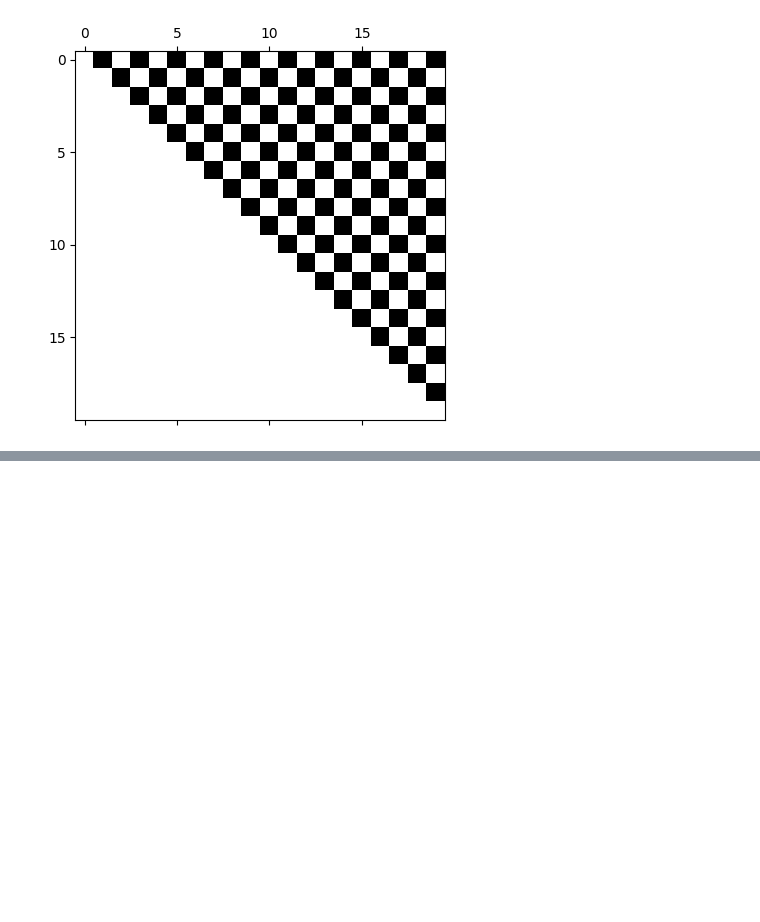
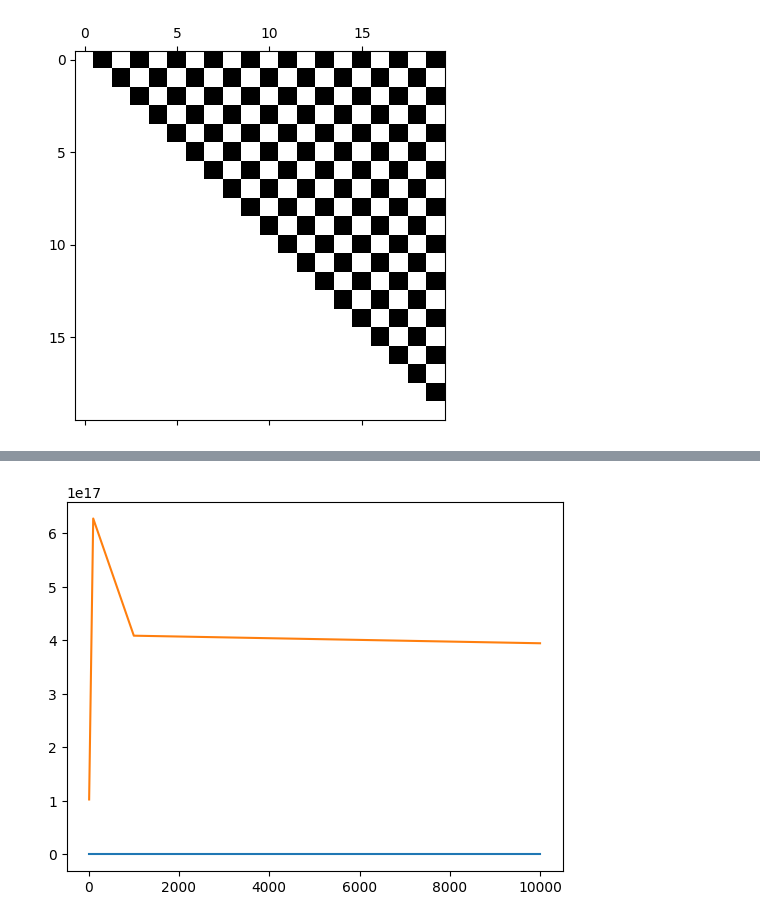
Before and after one commit to mtscott/Spectral-QTT, a Jupyter notebook: driver_figures.ipynb, the cells around one changed output, grey strips where cells are left out. Cells and saved outputs as stored; diff of their text form; code cells hidden in the pictures; blank space fills up the shorter version.

```diff
--- a/driver_figures.ipynb
+++ b/driver_figures.ipynb
@@ -107,0 +130,12 @@ plt.show()
+# %%
+n = 4
+npts = np.logspace(1, n, n,endpoint=True)
+rnk = np.zeros(npts.shape)
+cnd = np.zeros(npts.shape)
+
+for i in range(n):
+    D, x = cheb(int(npts[i]))
+    rnk[i] = npla.matrix_rank(D, tol=None, hermitian=False)
+    cnd[i] = npla.cond(D)
+# %% [output]
+[figure, added]
```
Also changed, not shown: parts of 4 cells of this notebook.
